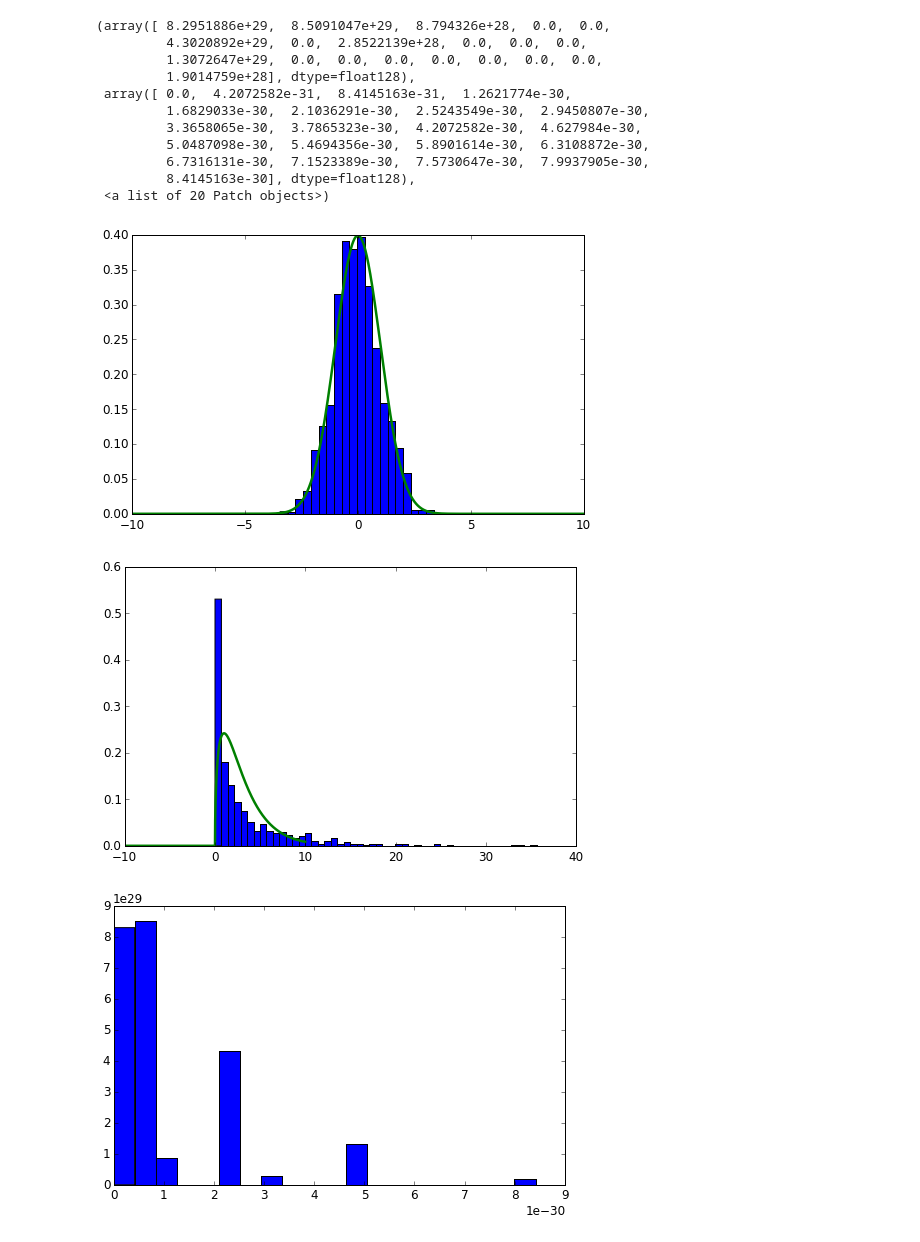
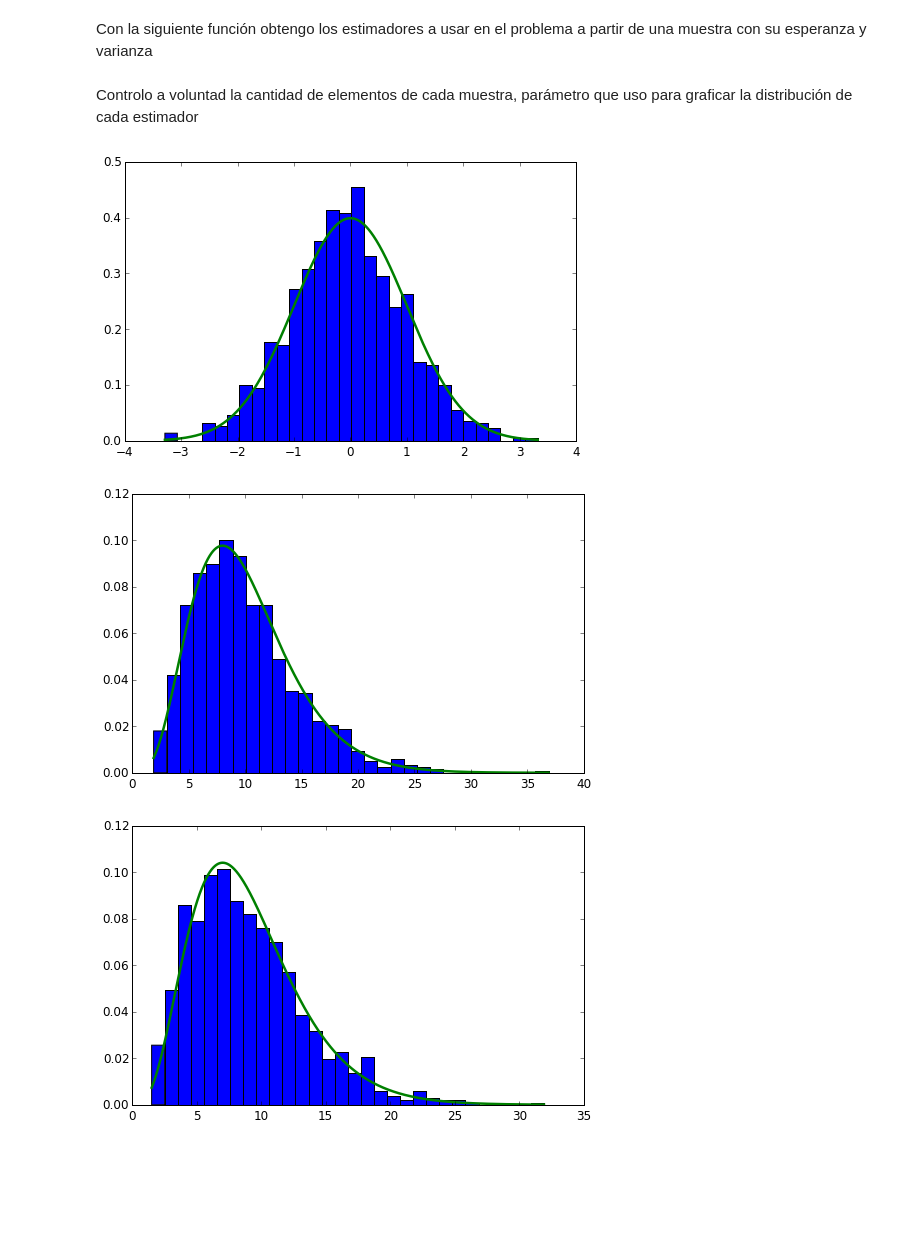
Before and after one commit to sadeus/materiasdf, a Jupyter notebook: incertezas/G7E4.ipynb, the cells around one changed output. Drawn from its saved outputs; the diff is of its cells as text; code cells hidden in the pictures; blank space fills up the shorter version.

Commit message:
Se completó la generación de estimadores, en una función nueva

```diff
--- a/incertezas/G7E4.ipynb
+++ b/incertezas/G7E4.ipynb
@@ -13,6 +22,3 @@ plt.rcParams["axes.labelsize"] = 20
-# %%
-μ = 10
-σ = 2
-N = 1000
-n = 3
+# %% [markdown]
+Con la siguiente función obtengo los estimadores a usar en el problema a partir de una muestra con su esperanza y varianza
 # %%
@@ -26,29 +34,35 @@ x3 = (n-1)/n * np.sum(A - np.array([Xbar for i in range(dim)]).T,axis=1,dtype=np
-# %%
-plt.figure(1)
-rv = stats.norm()
-t = np.linspace(-10, 10, 10000)
-plt.hist(x1, bins = 20, normed = True);
-plt.plot(t, rv.pdf(t))
-plt.figure(2)
-rv = stats.chi2(3)
-plt.hist(x2, bins = 50, normed = True);
-plt.plot(t, rv.pdf(t))
-plt.figure(3)
-rv = stats.chi2(2)
-plt.hist(x3, bins = 20, normed = True);
-#plt.plot(t, rv.pdf(t))
-# %% [output]
-(array([ 8.2951886e+29,  8.5091047e+29,  8.794326e+28,  0.0,  0.0,
-         4.3020892e+29,  0.0,  2.8522139e+28,  0.0,  0.0,  0.0,
-         1.3072647e+29,  0.0,  0.0,  0.0,  0.0,  0.0,  0.0,  0.0,
-         1.9014759e+28], dtype=float128),
- array([ 0.0,  4.2072582e-31,  8.4145163e-31,  1.2621774e-30,
-         1.6829033e-30,  2.1036291e-30,  2.5243549e-30,  2.9450807e-30,
-         3.3658065e-30,  3.7865323e-30,  4.2072582e-30,  4.627984e-30,
-         5.0487098e-30,  5.4694356e-30,  5.8901614e-30,  6.3108872e-30,
-         6.7316131e-30,  7.1523389e-30,  7.5730647e-30,  7.9937905e-30,
-         8.4145163e-30], dtype=float128),
- <a list of 20 Patch objects>)
-[figure, removed]
-[figure, removed]
-[figure, removed]
+# %% [markdown]
+Controlo a voluntad la cantidad de elementos de cada muestra, parámetro que uso para graficar la distribución de cada estimador
+# %%
+@interact(n = (3, 20, 1))
+def G7E4_a(n = 10):
+    μ = 10
+    σ = 2
+    N = 1000
+    A = rnd.normal(μ, σ, (N, n))
+
+    x1, x2, x3, x4 = estimadores(A, μ, σ)
+
+    plt.figure(1)
+    h, bins, p = plt.hist(x1, bins = 30, normed = True);
+    t = np.linspace(bins.min(), bins.max() , 10000)
+    plt.plot(t, stats.norm(0,1).pdf(t))
+
+    plt.figure(2)
+    h, bins, p = plt.hist(x2, bins = 30, normed = True);
+    t = np.linspace(bins.min(), bins.max() , 10000)
+    plt.plot(t, stats.chi2(n).pdf(t))
+
+    plt.figure(3)
+    h, bins, p = plt.hist(x3, bins = 30, normed = True);
+    t = np.linspace(bins.min(), bins.max() , 10000)
+    plt.plot(t, stats.chi2(n - 1).pdf(t))
+
+    plt.figure(4)
+    h, bins, p = plt.hist(x4, bins = 30, normed = True);
+    t = np.linspace(bins.min(), bins.max() , 10000)
+    plt.plot(t, stats.t(n - 1).pdf(t));
+# %% [output]
+[figure, added]
+[figure, added]
+[figure, added]
```
Also changed, not shown: parts of 4 cells of this notebook.
